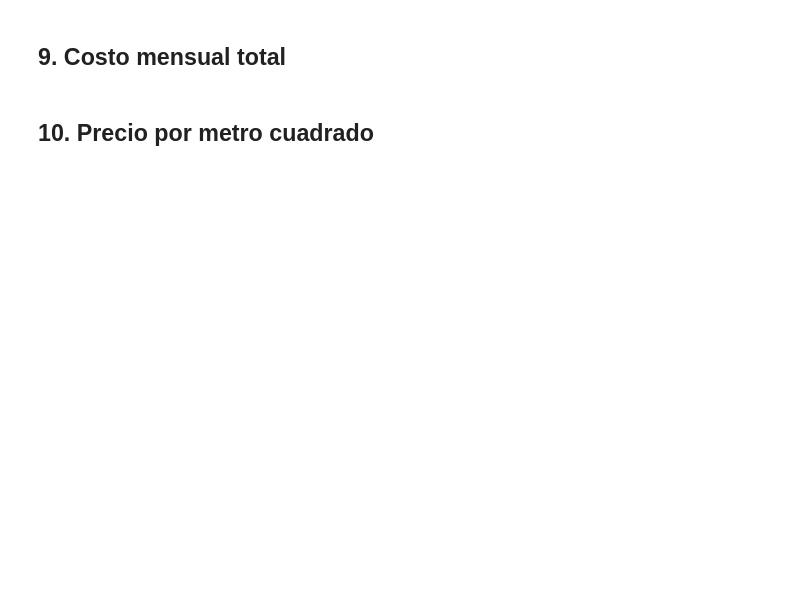
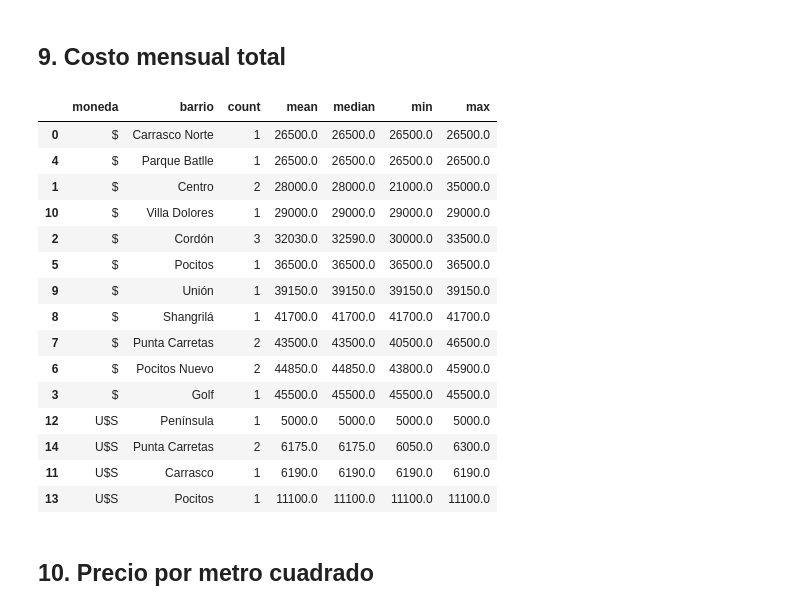
Before and after one commit to demarcopy/rental_scraper, a Jupyter notebook: notebooks/analisis_alquileres.ipynb, the cells around one changed output. Saved outputs shown, nothing was run; the diff lists cells and outputs as text; code cells hidden in the pictures; blank space fills up the shorter version.

```diff
--- a/notebooks/analisis_alquileres.ipynb
+++ b/notebooks/analisis_alquileres.ipynb
@@ -121,12 +196,28 @@ precio_barrio
 # %%
 costo_total_barrio = (
     df.groupby(['moneda', 'barrio'], dropna=False)['costo_mensual_total']
     .agg(['count', 'mean', 'median', 'min', 'max'])
     .reset_index()
     .sort_values(['moneda', 'median'], na_position='last')
 )
-costo_total_barrio.to_csv(ANALYSIS_DIR / 'costo_total_por_barrio.csv', index=False)
 costo_total_barrio
+# %% [output]
+|  | moneda | barrio | count | mean | median | min | max |
+| 0 | $ | Carrasco Norte | 1 | 26500.0 | 26500.0 | 26500.0 | 26500.0 |
+| 4 | $ | Parque Batlle | 1 | 26500.0 | 26500.0 | 26500.0 | 26500.0 |
+| 1 | $ | Centro | 2 | 28000.0 | 28000.0 | 21000.0 | 35000.0 |
+| 10 | $ | Villa Dolores | 1 | 29000.0 | 29000.0 | 29000.0 | 29000.0 |
+| 2 | $ | Cordón | 3 | 32030.0 | 32590.0 | 30000.0 | 33500.0 |
+| 5 | $ | Pocitos | 1 | 36500.0 | 36500.0 | 36500.0 | 36500.0 |
+| 9 | $ | Unión | 1 | 39150.0 | 39150.0 | 39150.0 | 39150.0 |
+| 8 | $ | Shangrilá | 1 | 41700.0 | 41700.0 | 41700.0 | 41700.0 |
+| 7 | $ | Punta Carretas | 2 | 43500.0 | 43500.0 | 40500.0 | 46500.0 |
+| 6 | $ | Pocitos Nuevo | 2 | 44850.0 | 44850.0 | 43800.0 | 45900.0 |
+| 3 | $ | Golf | 1 | 45500.0 | 45500.0 | 45500.0 | 45500.0 |
+| 12 | U$S | Península | 1 | 5000.0 | 5000.0 | 5000.0 | 5000.0 |
+| 14 | U$S | Punta Carretas | 2 | 6175.0 | 6175.0 | 6050.0 | 6300.0 |
+| 11 | U$S | Carrasco | 1 | 6190.0 | 6190.0 | 6190.0 | 6190.0 |
+| 13 | U$S | Pocitos | 1 | 11100.0 | 11100.0 | 11100.0 | 11100.0 |
 # %% [markdown]
 ## 10. Precio por metro cuadrado
 # %%
```
Also changed, not shown: parts of 13 cells of this notebook, 6 other files.
